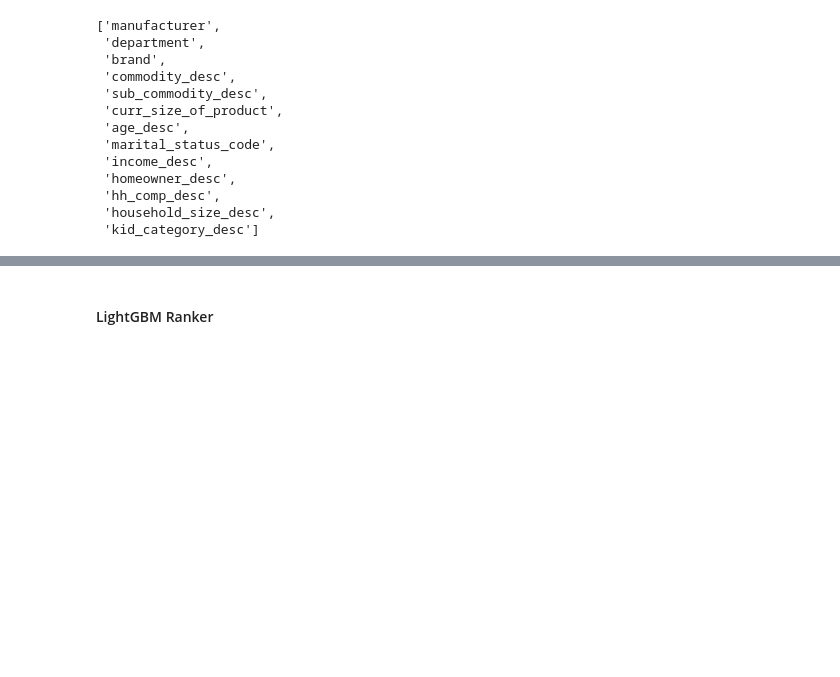
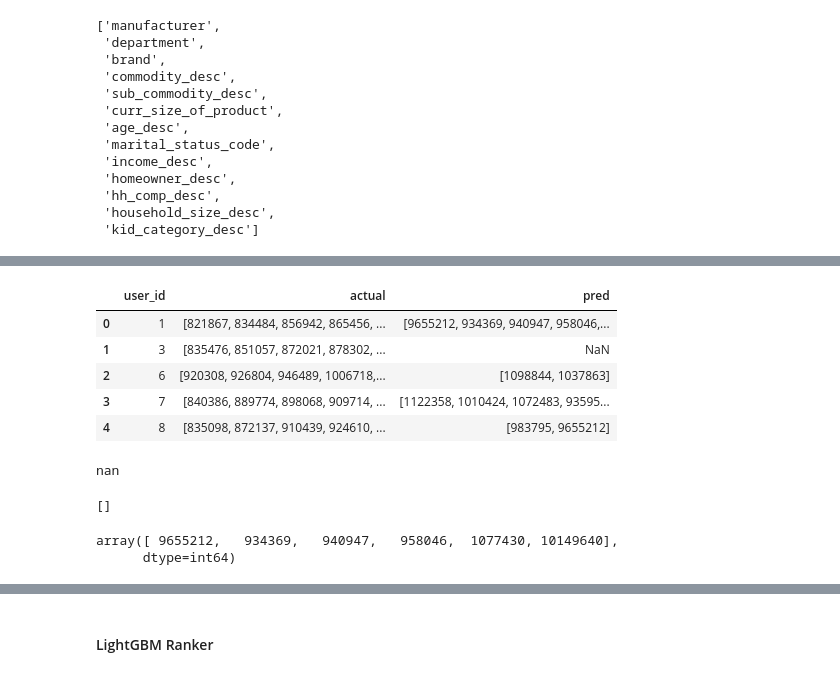
Before and after one commit to VitalyGladyshev/gb_rec_sys, a Jupyter notebook: rc_hw_06.ipynb, the cells around one changed output, grey strips where cells are left out. Saved outputs shown, nothing was run; the diff lists cells and outputs as text; code cells hidden in the pictures; blank space fills up the shorter version.

```diff
--- a/rc_hw_06.ipynb
+++ b/rc_hw_06.ipynb
@@ -542,0 +561,4 @@ type(train_preds), train_preds[:10]
+# %%
+pred_lvl_2 = res_val.groupby('user_id')['item_id'].unique().reset_index()
+pred_lvl_2.columns=['user_id', 'pred']
+pred_lvl_2.head()
@@ -542,0 +581,10 @@ type(train_preds), train_preds[:10]
+# %%
+result_lvl_2 = result_lvl_2.merge(pred_lvl_2, on='user_id', how='left')
+result_lvl_2.head()
+# %% [output]
+|  | user_id | actual | pred |
+| 0 | 1 | [821867, 834484, 856942, 865456, ... | [9655212, 934369, 940947, 958046,... |
+| 1 | 3 | [835476, 851057, 872021, 878302, ... | NaN |
+| 2 | 6 | [920308, 926804, 946489, 1006718,... | [1098844, 1037863] |
+| 3 | 7 | [840386, 889774, 898068, 909714, ... | [1122358, 1010424, 1072483, 93595... |
+| 4 | 8 | [835098, 872137, 910439, 924610, ... | [983795, 9655212] |
@@ -542,0 +597,13 @@ type(train_preds), train_preds[:10]
+# %%
+result_lvl_2.loc[result_lvl_2["user_id"] == 3, "pred"].values[0]
+# %% [output]
+nan
+# %%
+fill_nan_by_list(result_lvl_2.loc[result_lvl_2["user_id"] == 3, "pred"].values[0])
+# %% [output]
+[]
+# %%
+fill_nan_by_list(result_lvl_2.loc[result_lvl_2["user_id"] == 1, "pred"].values[0])
+# %% [output]
+array([ 9655212,   934369,   940947,   958046,  1077430, 10149640],
+      dtype=int64)
```
Also changed, not shown: parts of 17 cells of this notebook.
